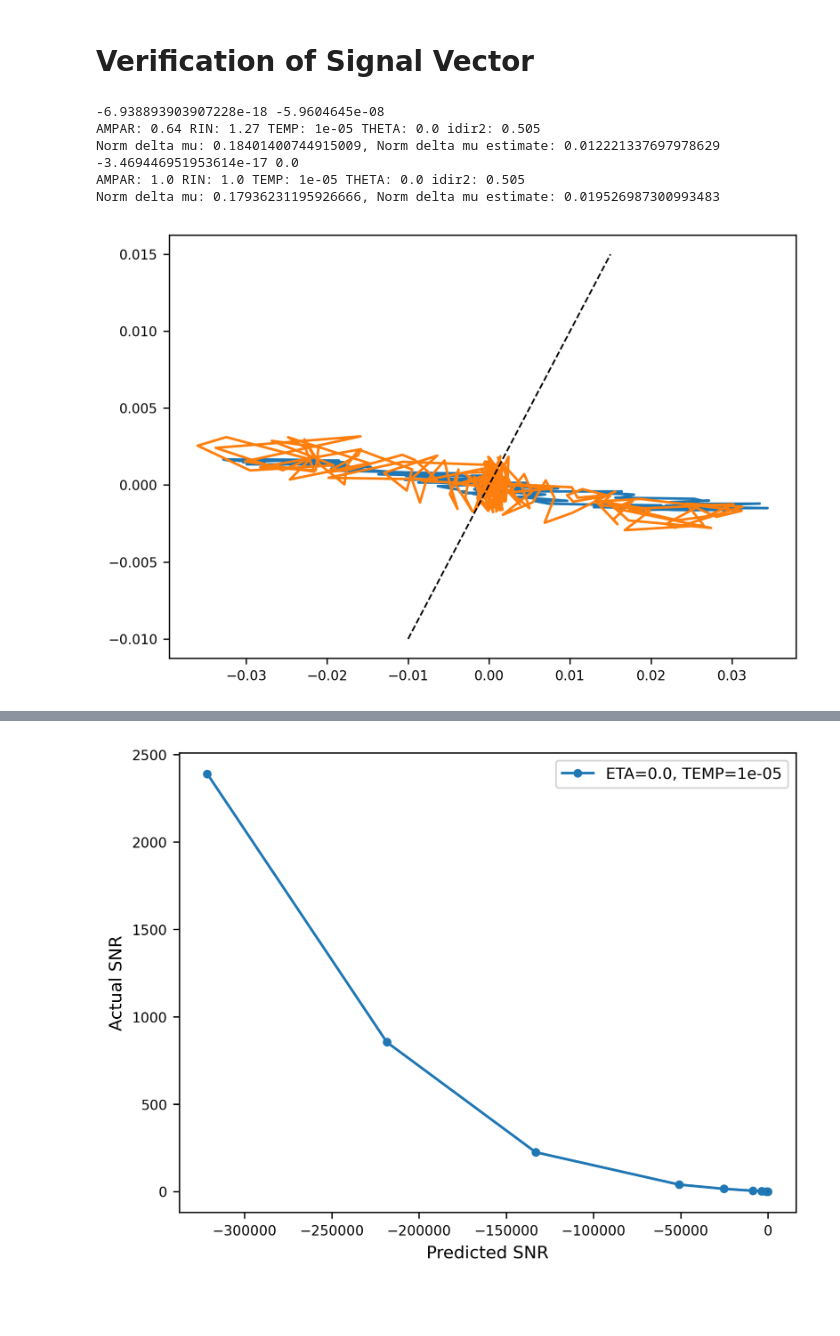
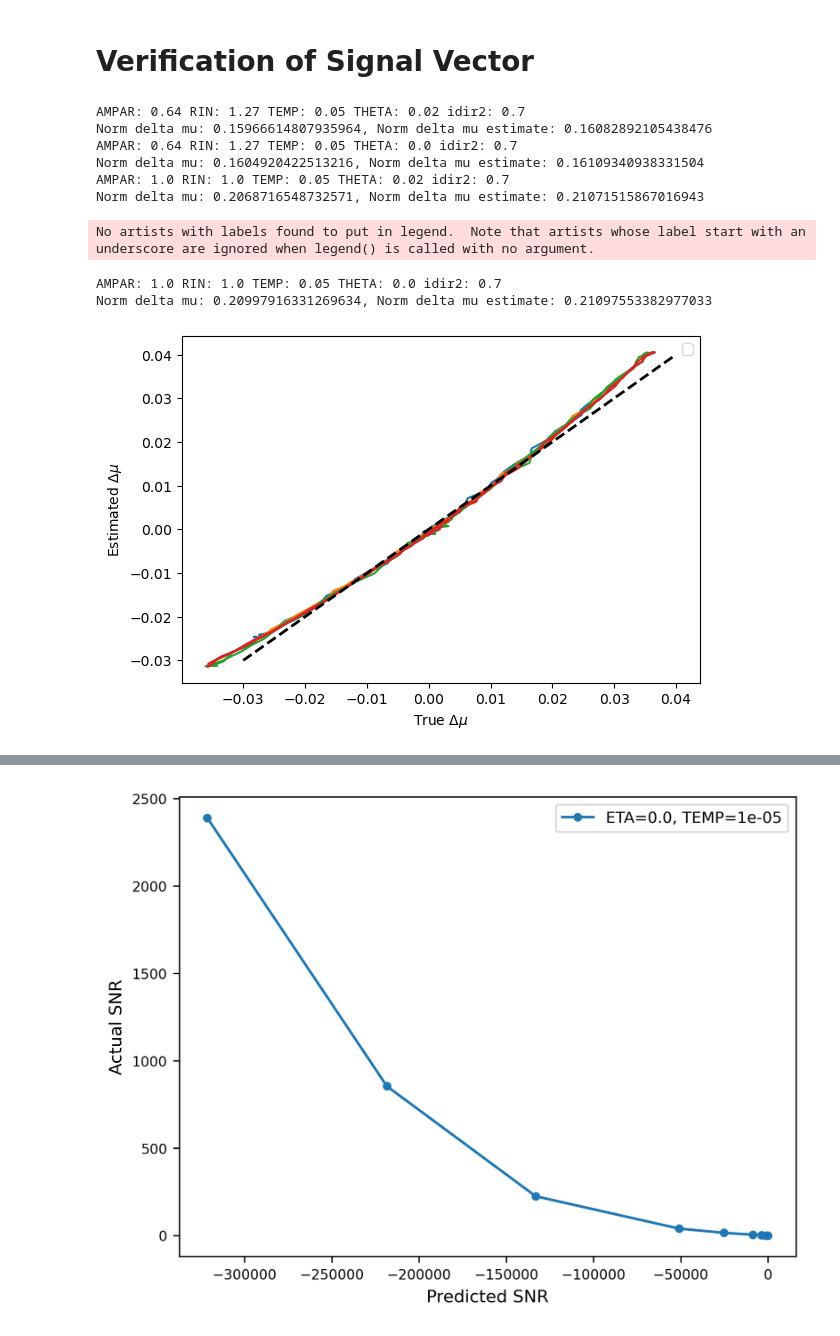
Before and after one commit to scastedo/continuous_attractor_project, a Jupyter notebook: data_analysis_new.ipynb, the cells around one changed output, grey strips where cells are left out. Saved outputs shown, nothing was run; the diff lists cells and outputs as text; code cells hidden in the pictures; blank space fills up the shorter version.

```diff
--- a/data_analysis_new.ipynb
+++ b/data_analysis_new.ipynb
@@ -779,7 +1218,7 @@ def calculate_R_slow(state, N, T,ampar,rin,equilibrium_change):
 def calculate_R_fast(state, N, T, ampar,rin,yes_t):
     # STATE is N x GEn
     # Define R matrix which is (1-DJ)^-1 D/T    where D matrix is \partial(\sigma(h))/\partial h
-    threshold_active_fraction = THRESH_ACTIVE_FRACTION_VALUES[0]
+    threshold_active_fraction = RECURRENT_WIDTH_VALUES[0]
     indices = np.arange(N)
     i_matrix = indices[:, None]      # shape (N, 1)
     j_matrix = indices[None, :]      # shape (1, N)
@@ -801,7 +1240,7 @@ def calculate_R_fast(state, N, T, ampar,rin,yes_t):
 
 def calculate_R_fast_conserved(state, N, T, ampar, rin, yes_t):
     # Build the same W you assume in theory
-    threshold_active_fraction = THRESH_ACTIVE_FRACTION_VALUES[0]
+    threshold_active_fraction = RECURRENT_WIDTH_VALUES[0]
     idx = np.arange(N)
     diff = np.abs(idx[:, None] - idx[None, :])
     diff = np.minimum(diff, N - diff)
@@ -847,11 +1286,11 @@ for AMPAR in AMPAR_VALUES:
 
     for TEMP in TEMP_VALUES[::-1]:
         for THETA in SIG_THETA_VALUES[::-1]:
-            state_one_angle = tensors[AMPAR, RIN, TEMP, ETA,THETA][:,:,:,0]
+            state_one_angle = tensors[AMPAR, RIN, TEMP, ETA,THETA, RECURRENT_WIDTH_VALUES[0], ACTIVE_FRACTION_VALUES[0]][:,:,:,0]
             Neurons, Generations, Trials = state_one_angle.shape
 
 
-            average_size = BLOCK_SIZE//5
+            average_size = BLOCK_SIZE*2
             n_blocks = Generations // average_size  # integer division
             cut = n_blocks * average_size             # how many generations to keep
             data_trimmed = state_one_angle[:, :cut, :]
@@ -868,12 +1307,13 @@ for AMPAR in AMPAR_VALUES:
 
             tau_gamma = BLOCK_SIZE          # you redraw gamma every 100 generations
             L = average_size         # your averaging window (25)
-            f_gamma = min(1.0, tau_gamma / L)   # = 1.0 here (since 100/25 = 4)
+            f_gamma = min(BLOCK_SIZE-1, L-1)   # = 1.0 here (since 100/25 = 4)
+            fac_gamma = 1+2*f_gamma -f_gamma*(1+f_gamma)/L  # correction for finite window size; approaches 1 for large L
             f_T     = 1.0 / L                   # first pass; refine with autocorr if needed
 
             # Gamma = calculate_R_slow(state_one_angle, Neurons, TEMP, AMPAR, RIN, average_size)  # this is your Γ
             Gamma = calculate_R_fast(state_one_angle, Neurons, TEMP, AMPAR, RIN, yes_t = True)  # this is your Γ
-            Sigma_pred = f_T*TEMP*Gamma/(AMPAR*RIN) #+ 0.5*f_gamma*(THETA*AMPAR*RIN)**2 * (Gamma @ Gamma.T) # predicted covariance from theory
+            Sigma_pred = f_T*TEMP*Gamma+ fac_gamma*(THETA*AMPAR*RIN)**2 * (Gamma @ Gamma.T) # predicted covariance from theory
 
             # Chi_sym = 0.5 * (Gamma + Gamma.T)                                     # enforce symmetry
             # Sigma_pred =Gamma*f_T+Gamma@Gamma.T*f_gamma
@@ -888,8 +1328,8 @@ ax.plot([0, 1], [0, 1], 'k--', lw=1)
 ax.set_ylabel("Full Covariance Eigenvalues")
 # ax.set_xlabel(r"($\sigma_\gamma w \lambda_\Gamma)^2 + T*\lambda_\Gamma/r$   Matrix Eigenvalues")
 # how to set x and y lim to be within main cluster of points and ignore outliers?
-plt.xlim(0.,0.03)
-plt.ylim(0.,0.03)
+plt.xlim(0.,0.003)
+plt.ylim(0.,0.003)
 # plt.ylim(0,0.001)
 # plt.xscale('log')
 # plt.yscale('log')
@@ -914,74 +1354,53 @@ fig, ax = plt.subplots(figsize=(6, 4))
 for AMPAR in AMPAR_VALUES:
     if AMPAR == 1.0:
         RIN = 1.0
     else:
         RIN = 1.27
     for TEMP in TEMP_VALUES[::-1]:
         for THETA in SIG_THETA_VALUES[::-1]:
             idir1 = 0
             neurons = tensors[AMPAR, RIN, TEMP, ETA,THETA].shape[0]
             state1 = tensors[AMPAR, RIN, TEMP, ETA,THETA][:,:,:,idir1].reshape((neurons, -1))
             mu1 = tensors[AMPAR, RIN, TEMP, ETA,THETA][:,:,:,idir1].mean(axis=(1,2))
 
-            linear_response = calculate_R_fast_conserved(state1, neurons, TEMP, AMPAR, RIN)
-            idir2= 1
+            linear_response = calculate_R_fast_conserved(state1, neurons, TEMP, AMPAR, RIN, True)
+            idir2= 4
             # for idir2 in range(len(IDIR_VALUES)):
             if idir1 == idir2:
                 continue
             mu2 = tensors[AMPAR, RIN, TEMP, ETA,THETA][:,:,:,idir2].mean(axis=(1,2))
             delta_mu = mu1 - mu2
             delta_mu = delta_mu - delta_mu.mean()
             delta_x = get_bump(IDIR_VALUES[idir1], neurons,I_SIGMA_VALUES[0], I_STR_VALUES[0]) - get_bump(IDIR_VALUES[idir2], neurons, I_SIGMA_VALUES[0], I_STR_VALUES[0])
             delta_x = delta_x
-            delta_mu_estimate = AMPAR*linear_response @ delta_x
-            delta_mu_estimate = delta_mu_estimate-delta_mu_estimate.mean()
-            print(delta_mu_estimate.sum(), delta_mu.sum())
-            plt.plot(delta_mu, delta_mu_estimate)# label=f'gamma={THETA}, Temp={TEMP}, Ampar={AMPAR}, Rin={RIN}, idir2={IDIR_VALUES[idir2]}')
+            delta_mu_estimate = AMPAR*RIN*linear_response @ delta_x
+            # delta_mu_estimate = delta_mu_estimate-delta_mu_estimate.mean()
+            # print(delta_mu_estimate.sum(), delta_mu.sum())
+            plt.plot(delta_mu, delta_mu_estimate)#, label=f'gamma={THETA}, Temp={TEMP}, Ampar={AMPAR}, Rin={RIN}, idir2={IDIR_VALUES[idir2]}')
             #Compare Norms
             print('AMPAR:', AMPAR, 'RIN:', RIN, 'TEMP:', TEMP, 'THETA:', THETA, 'idir2:', IDIR_VALUES[idir2])
             print(f'Norm delta mu: {np.linalg.norm(delta_mu)}, Norm delta mu estimate: {np.linalg.norm(delta_mu_estimate)}')
 
-            y = proj_zero_sum(delta_mu)          # observed
-            x = proj_zero_sum(delta_mu_estimate)      # predicted direction
 
-            a = (y @ x) / (x @ x)                # best-fit gain
-            res = y - a * x
-
-            r2 = 1 - (res @ res) / (y @ y)
-            cos = (y @ x) / (np.linalg.norm(y) * np.linalg.norm(x))
-
-                # print("best slope a =", a)
-                # print("R^2 =", r2)
-                # print("cosine similarity =", cos)
-
-
-                # state_one_angle = tensors[AMPAR, RIN, TEMP, ETA,THETA][:,:,:,0]
-                # Neurons, Generations, Trials = state_one_angle.shape
-                # state_one_angle = state_one_angle.reshape((Neurons, -1))
-
-                # covariance_full = np.cov(state_one_angle)
-                # eigenvalues_full, eigenvectors_full = np.linalg.eigh(covariance_full)
-
-                # # Define R matrix which is D(1-DJ)^-1 where D matrix is \partial(\sigma(h))/\partial h
-                # Mean_R_matrix = calculate_R_fast(state_one_angle, Neurons, TEMP, AMPAR, RIN)
-                # eigenvalues_r, eigenvectors_r = np.linalg.eigh(Mean_R_matrix)
-                # pred_full =  eigenvalues_r/RIN #+ (THETA*AMPAR*eigenvalues_r)**2
-                # ax.plot(pred_full,eigenvalues_full, 'o', markersize=2, label=f'gamma={THETA}, Temp={TEMP}, Ampar={AMPAR}, Rin={RIN}')
-
-ax.plot([-.01, 0.015], [-.01, 0.015], 'k--', lw=1)
+ax.plot([-.03, 0.04], [-.03, 0.04], 'k--', lw=2)
 # plt.xlim(0,0.5)
 # plt.ylim(0,0.3)
-# plt.legend()
+plt.legend()
 fig.tight_layout()
+plt.xlabel(r"True $\Delta \mu$ ")
+plt.ylabel(r"Estimated $\Delta \mu$")
 plt.show()
 # %% [output]
--6.938893903907228e-18 -5.9604645e-08
-AMPAR: 0.64 RIN: 1.27 TEMP: 1e-05 THETA: 0.0 idir2: 0.505
-Norm delta mu: 0.18401400744915009, Norm delta mu estimate: 0.012221337697978629
--3.469446951953614e-17 0.0
-AMPAR: 1.0 RIN: 1.0 TEMP: 1e-05 THETA: 0.0 idir2: 0.505
-Norm delta mu: 0.17936231195926666, Norm delta mu estimate: 0.019526987300993483
+AMPAR: 0.64 RIN: 1.27 TEMP: 0.05 THETA: 0.02 idir2: 0.7
+Norm delta mu: 0.15966614807935964, Norm delta mu estimate: 0.16082892105438476
+AMPAR: 0.64 RIN: 1.27 TEMP: 0.05 THETA: 0.0 idir2: 0.7
+Norm delta mu: 0.1604920422513216, Norm delta mu estimate: 0.16109340938331504
+AMPAR: 1.0 RIN: 1.0 TEMP: 0.05 THETA: 0.02 idir2: 0.7
+Norm delta mu: 0.2068716548732571, Norm delta mu estimate: 0.21071515867016943
+No artists with labels found to put in legend.  Note that artists whose label start with an underscore are ignored when legend() is called with no argument.
+AMPAR: 1.0 RIN: 1.0 TEMP: 0.05 THETA: 0.0 idir2: 0.7
+Norm delta mu: 0.20997916331269634, Norm delta mu estimate: 0.21097553382977033
-[figure, old version]
+[figure, new version]
 # %%
 fig, ax = plt.subplots(figsize=(6, 4))
 for AMPAR in AMPAR_VALUES:
```
Also changed, not shown: parts of 30 cells of this notebook, 11 other files.
